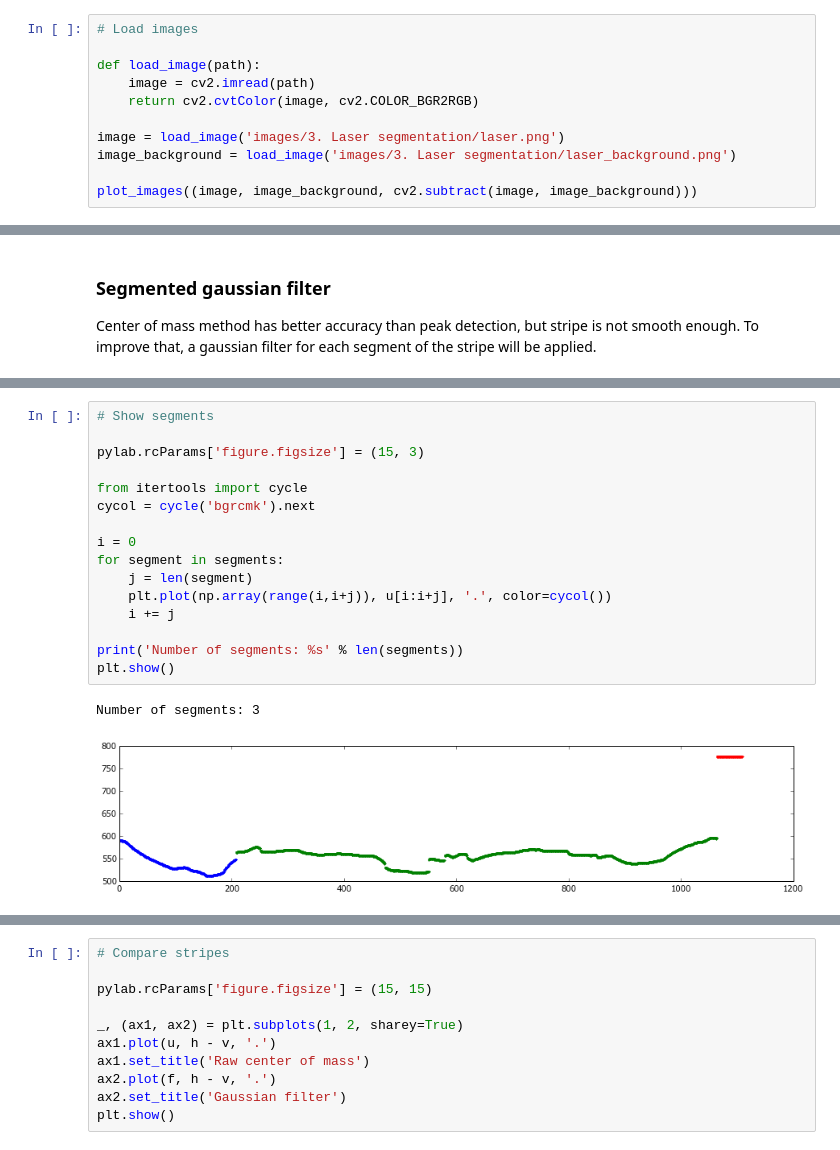
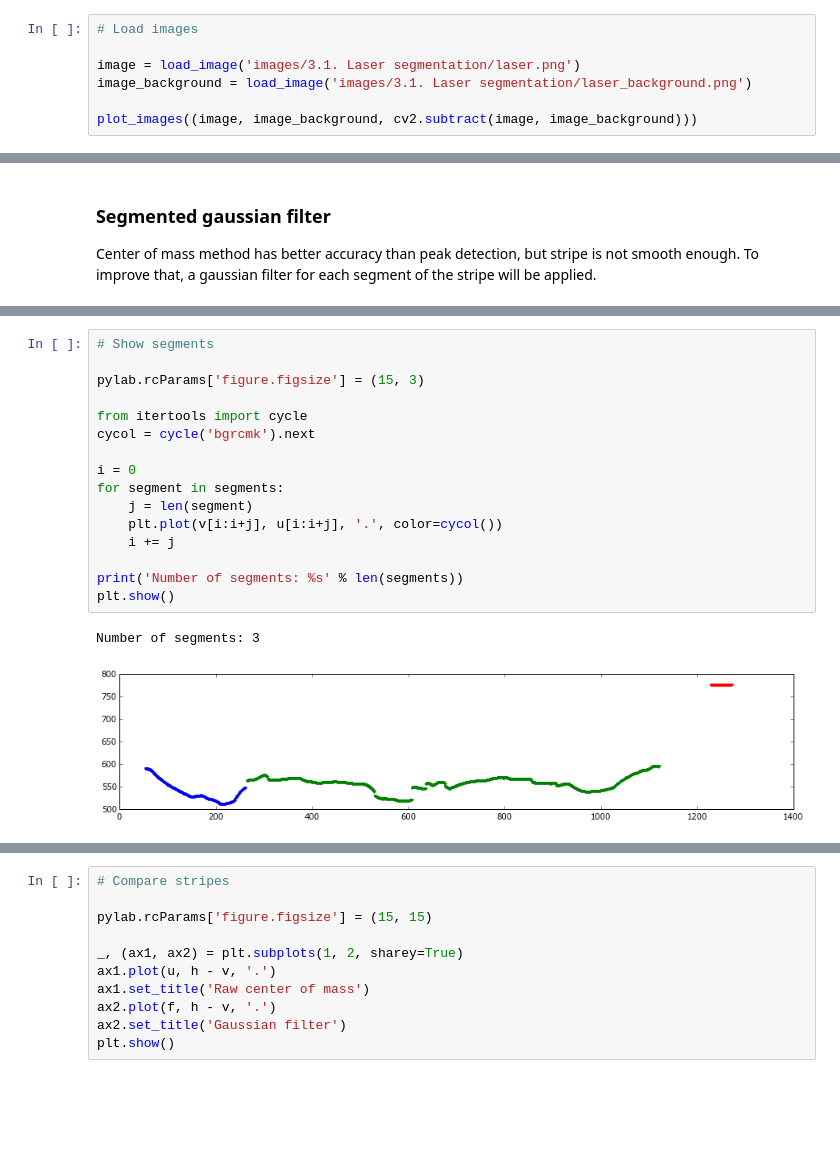
Before and after one commit to Jesus89/3DScanScience, a Jupyter notebook: notebooks/3.1. Laser segmentation.ipynb, the cells around one changed output, grey strips where cells are left out. Cells and saved outputs as stored; diff of their text form; blank space fills up the shorter version.

Commit message:
Laser segmentation for pattern added

```diff
--- a/notebooks/3. Laser segmentation.ipynb
+++ b/notebooks/3.1. Laser segmentation.ipynb
@@ -52,12 +12,8 @@ Populating the interactive namespace from numpy and matplotlib
 # %%
 # Load images
 
-def load_image(path):
-    image = cv2.imread(path)
-    return cv2.cvtColor(image, cv2.COLOR_BGR2RGB)
-
-image = load_image('images/3. Laser segmentation/laser.png')
-image_background = load_image('images/3. Laser segmentation/laser_background.png')
+image = load_image('images/3.1. Laser segmentation/laser.png')
+image_background = load_image('images/3.1. Laser segmentation/laser_background.png')
 
 plot_images((image, image_background, cv2.subtract(image, image_background)))
 # %% [output]
@@ -218,22 +175,22 @@ Time: 0:00:00.000712
 # %%
 # Show segments
 
 pylab.rcParams['figure.figsize'] = (15, 3)
 
 from itertools import cycle
 cycol = cycle('bgrcmk').next
 
 i = 0
 for segment in segments:
     j = len(segment)
-    plt.plot(np.array(range(i,i+j)), u[i:i+j], '.', color=cycol())
+    plt.plot(v[i:i+j], u[i:i+j], '.', color=cycol())
     i += j
 
 print('Number of segments: %s' % len(segments))
 plt.show()
 # %% [output]
 Number of segments: 3
-[figure, old version]
+[figure, new version]
 # %%
 # Segmented gaussian filter
 
```
Also changed, not shown: parts of 10 cells of this notebook, 12 other files.
